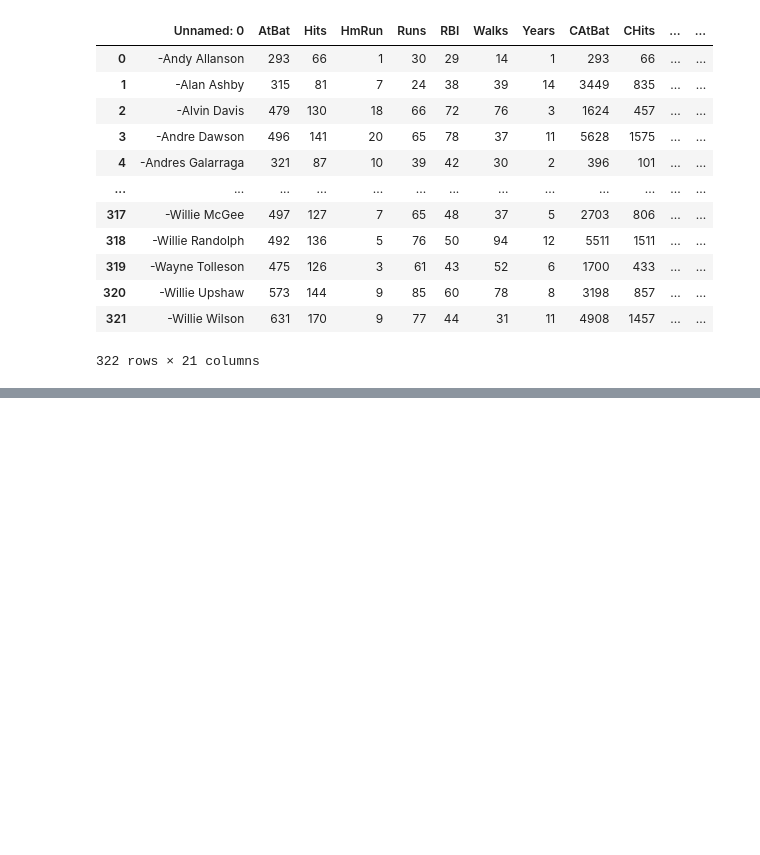
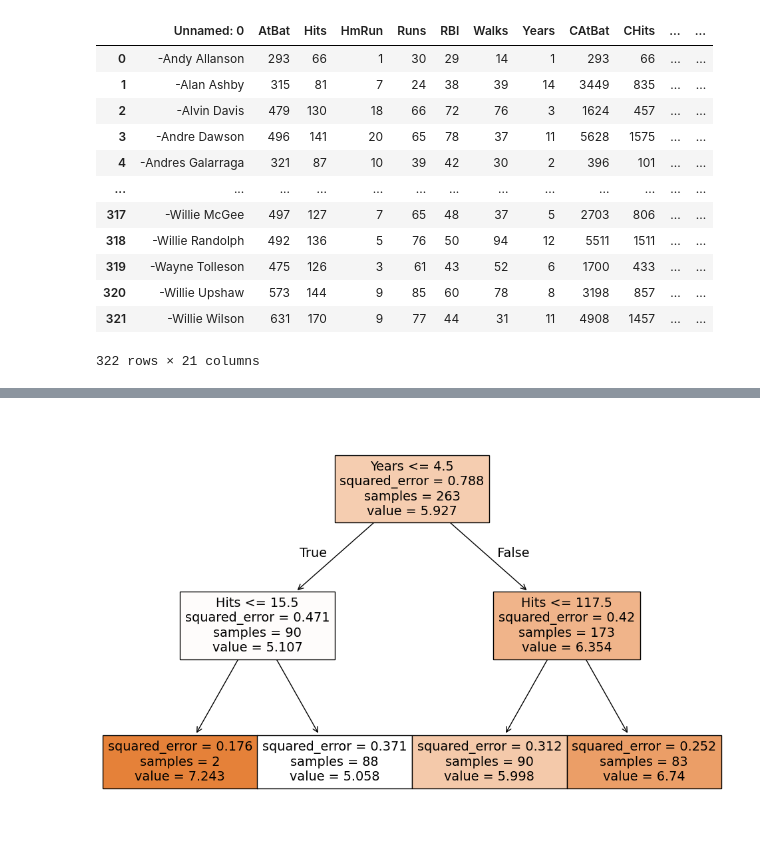
Before and after one commit to ZlataSparrow/An-Introduction-to-Statistical-Learning-Python, a Jupyter notebook: notebook/ch9.ipynb, the cells around one changed output, grey strips where cells are left out. Cells and saved outputs as stored; diff of their text form; code cells hidden in the pictures; blank space fills up the shorter version.

```diff
--- a/notebook/ch9.ipynb
+++ b/notebook/ch9.ipynb
@@ -59,0 +75,9 @@ plt.show()
+# %%
+# now applying some criteria to the tree
+tree2 = DecisionTreeRegressor(max_depth=2, random_state=1)
+tree2.fit(X, y)
+plt.figure(figsize=(12,8))
+sktree.plot_tree(tree2, feature_names=["Years", "Hits"], filled=True)
+plt.show()
+# %% [output]
+[figure, added]
```
Also changed, not shown: parts of 12 cells of this notebook.
